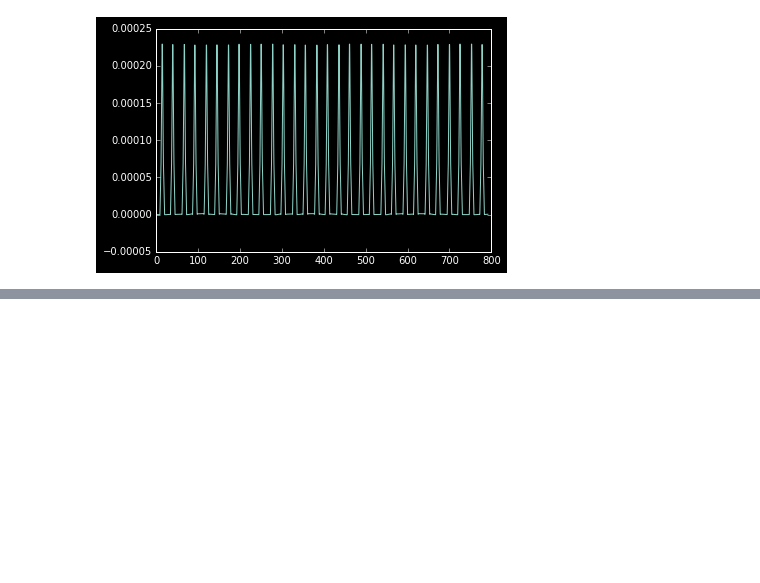
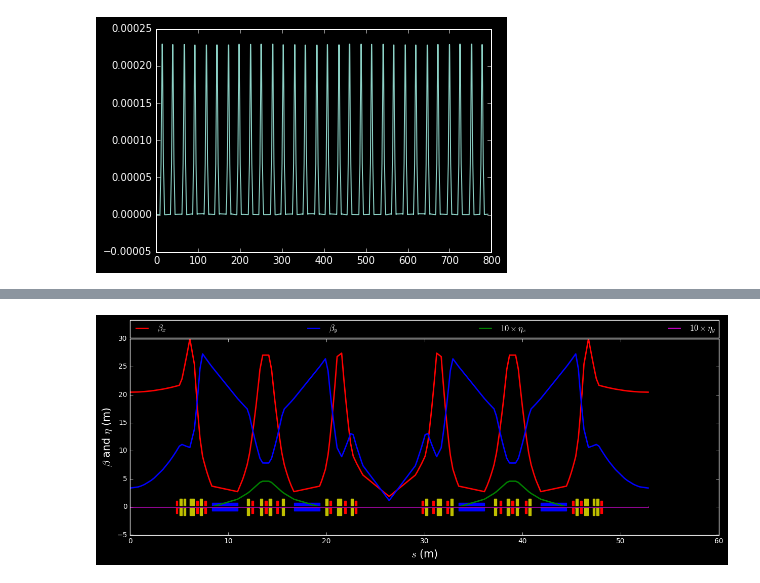
Before and after one commit to mpyliyj/pylatt_git, a Jupyter notebook: pylatt_examples.ipynb, the cells around one changed output, grey strips where cells are left out. Saved outputs shown, nothing was run; the diff lists cells and outputs as text; code cells hidden in the pictures; blank space fills up the shorter version.

```diff
--- a/pylatt_examples.ipynb
+++ b/pylatt_examples.ipynb
@@ -712,17 +726,0 @@ Tune: nux =       1.202, nuy =       0.659
-# %%
-reload(latt)
-import nsls2sr_bare_20141015 as nsls2
-reload(nsls2)
-
-se = nsls2.ring.getSIndex(nsls2.ring.L/30)
-
-bx0 = nsls2.ring.betax0
-by0 = nsls2.ring.betay0
-bx1 = nsls2.ring.betax[se[0]]
-by1 = nsls2.ring.betay[se[0]]
-
-print bx0,by0,bx1,by1
-
-se = nsls2.ring.getSIndex(nsls2.ring.L/30)
-acell = latt.beamline(nsls2.ring.bl[:se[0]][::-1],betax0=bx1,betay0=by1)
-acell.plttwiss()
@@ -764,0 +727,5 @@ Tune: nux =       1.278, nuy =       0.578
+# %%
+fring = latt.cell(1*(acell.bl+acell.bl[::-1]))
+fring.plttwiss()
+# %% [output]
+[figure, added]
```
Also changed, not shown: parts of 11 cells of this notebook, 2 other files.
